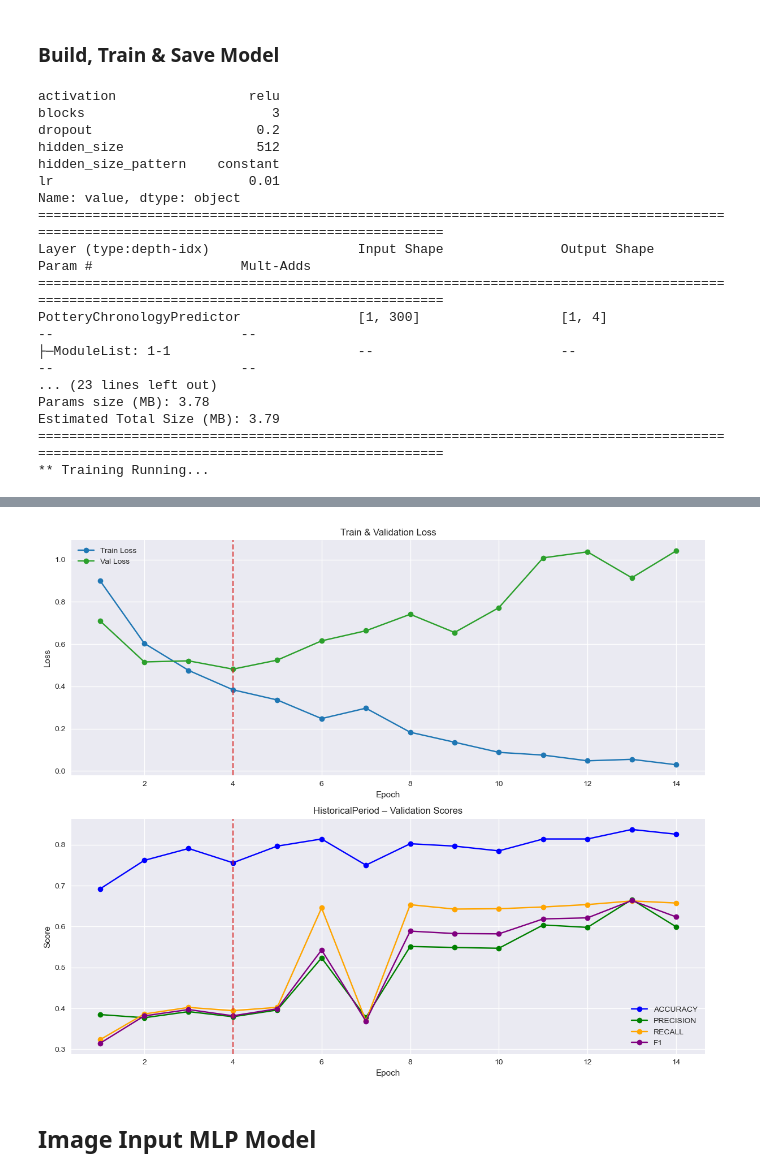
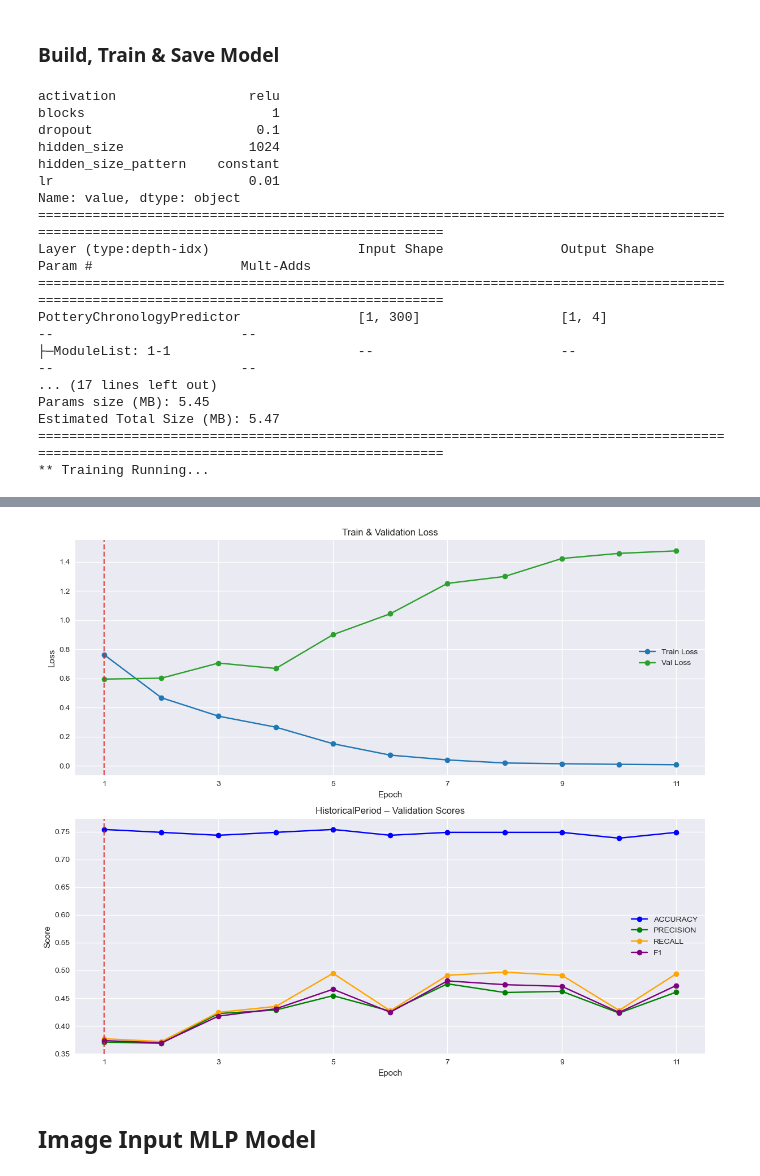
Before and after one commit to dimitris-kr/AgoraPottery, a Jupyter notebook: 02_chronology_prediction/NN/classification/03_model_training.ipynb, the cells around one changed output, grey strips where cells are left out. Saved outputs shown, nothing was run; the diff lists cells and outputs as text; code cells hidden in the pictures.

```diff
--- a/02_chronology_prediction/NN/classification/03_model_training.ipynb
+++ b/02_chronology_prediction/NN/classification/03_model_training.ipynb
@@ -84,0 +71,3 @@ X, y = train_val_split(X, y)
+# %%
+y = read_target_tensors(path_targets)
+print_info_targets(y)
@@ -85,7 +91,10 @@ X, y = train_val_split(X, y)
+# %%
+path_encoder = os.path.join(path_targets, "y_encoder.pkl")
+y_encoder = joblib.load(path_encoder)
 # %% [markdown]
 ### Dimensions
 # %%
-X_dim, y_dim = get_dimensions(X, y, le)
+X_dim, y_dim = get_dimensions(X, y, y_encoder)
 # %% [output]
 X Dimensions: {'tfidf': 300, 'bert': 768, 'cannyhog': 2917, 'resnet': 2048, 'vit': 768}
 y Dimensions: 4
@@ -98,7 +107,7 @@ loaders = create_pottery_dataloaders(datasets, batch_size=64)
 ## Best Params from Tuning
 # %%
 # Load Saved Best Params
-path_params = "best_params.json"
+path_params = os.path.join(path_models, "best_params.json")
 best_params = load_best_params(path_params)
 # %% [markdown]
 ## Text Input MLP Model
@@ -147,12 +156,12 @@ model, history = train(
 plot_history(history, [target])
 
 # Save Model
-torch.save(model.state_dict(), get_model_path(path_models, ft))
+torch.save(model.state_dict(), get_model_path(path_models, model_name, ft))
 # %% [output]
 activation                 relu
-blocks                        3
-dropout                     0.2
-hidden_size                 512
+blocks                        1
+dropout                     0.1
+hidden_size                1024
 hidden_size_pattern    constant
 lr                         0.01
 Name: value, dtype: object
@@ -161,8 +170,8 @@ Layer (type:depth-idx)                   Input Shape               Output Shape
 ============================================================================================================================================
 PotteryChronologyPredictor               [1, 300]                  [1, 4]                    --                        --
 ├─ModuleList: 1-1                        --                        --                        --                        --
-... (23 lines left out)
-Params size (MB): 3.78
-Estimated Total Size (MB): 3.79
+... (17 lines left out)
+Params size (MB): 5.45
+Estimated Total Size (MB): 5.47
 ============================================================================================================================================
 ** Training Running...
@@ -170,4 +179,4 @@ Estimated Total Size (MB): 3.79
-[figure, old version]
+[figure, new version]
 # %% [markdown]
 ## Image Input MLP Model
 # %% [markdown]
```
Also changed, not shown: parts of 17 cells of this notebook, 42 other files.
